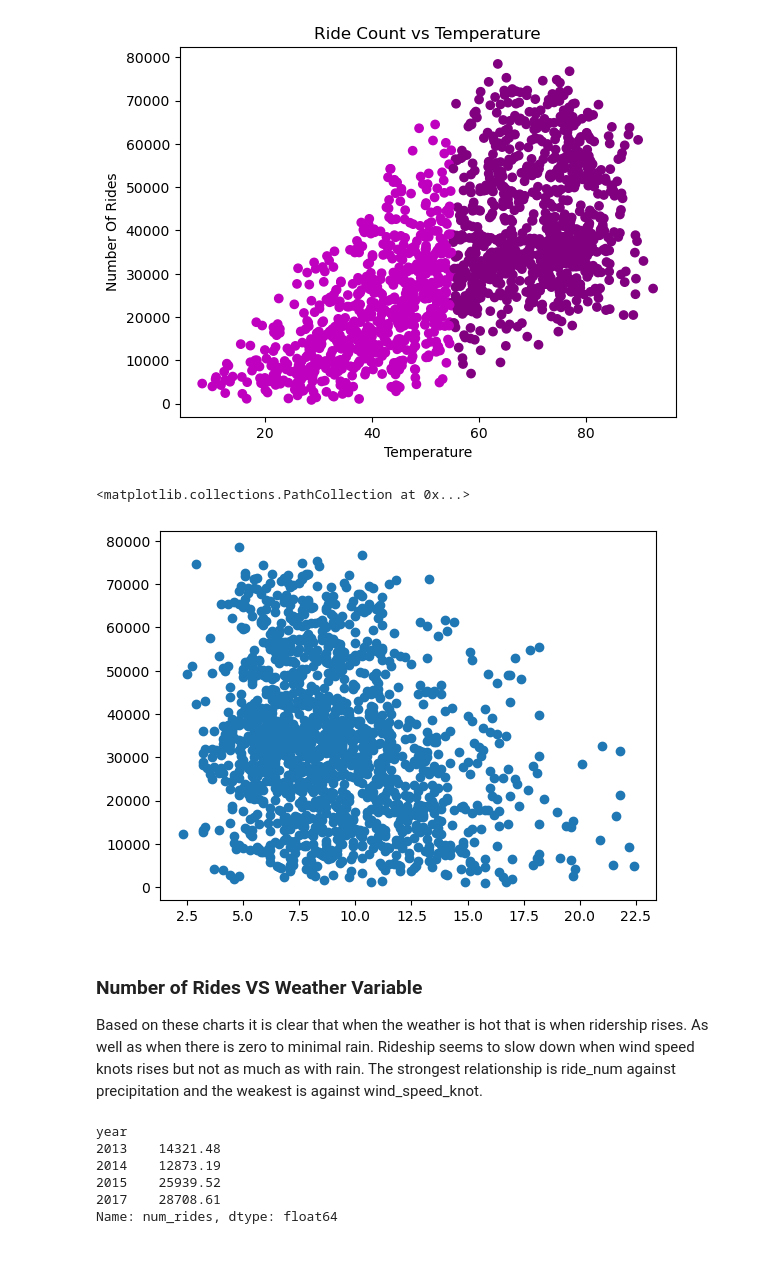
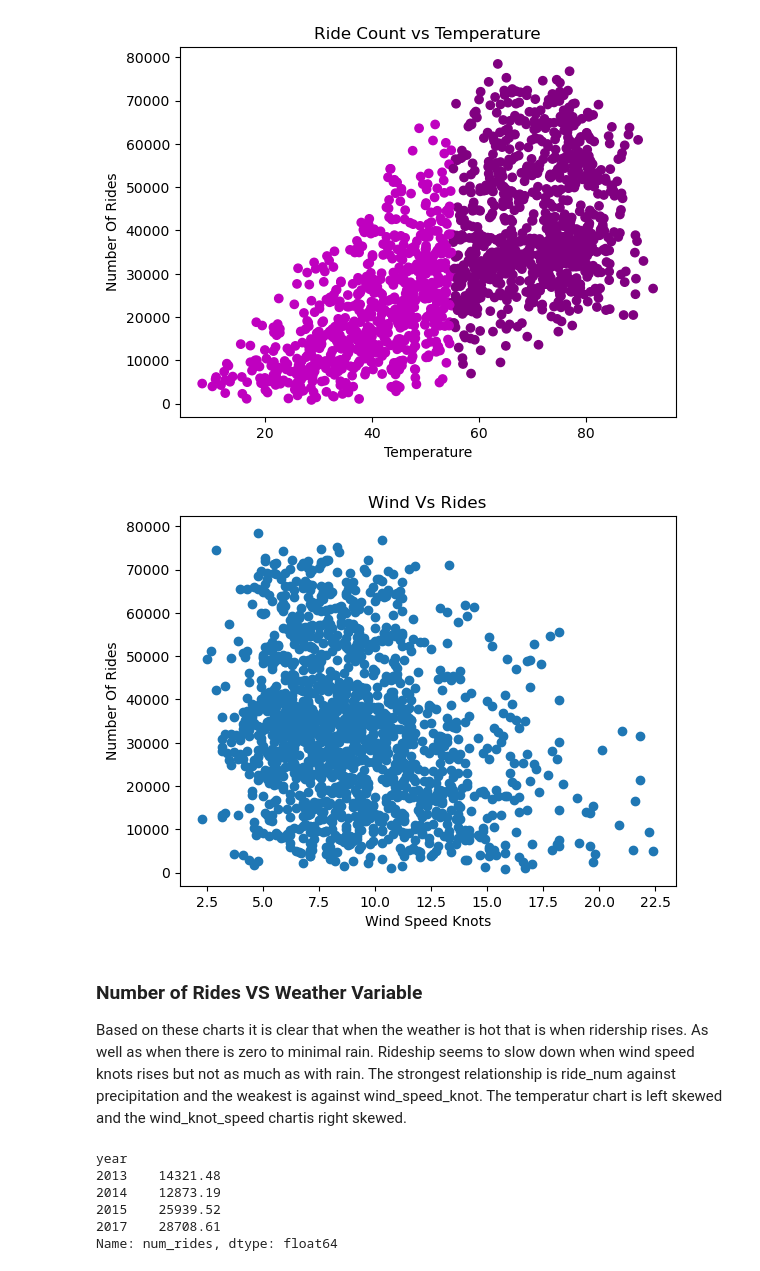
Before and after one commit to Sheryl122/citibike-ridership-model, a Jupyter notebook: code/eda.ipynb, the cells around one changed output. Drawn from its saved outputs; the diff is of its cells as text; code cells hidden in the pictures.

```diff
--- a/code/eda.ipynb
+++ b/code/eda.ipynb
@@ -70,14 +74,17 @@ plt.show()
 # %%
 x = df['wind_speed_knots']
 y = df['num_rides']
 plt.scatter(x,y)
+plt.xlabel('Wind Speed Knots')
+plt.ylabel('Number Of Rides')
+plt.title('Wind Vs Rides')
+plt.show()
 # %% [output]
-<matplotlib.collections.PathCollection at 0x...>
-[figure, old version]
+[figure, new version]
 # %% [markdown]
 ### Number of Rides VS Weather Variable
 Based on these charts it is clear that when the weather is hot that is when ridership rises. As well as when there is zero to minimal rain. Rideship seems to slow down when wind speed knots rises but not as much as with rain.
-The strongest relationship is ride_num against precipitation and the weakest is against wind_speed_knot.
+The strongest relationship is ride_num against precipitation and the weakest is against wind_speed_knot. The temperatur chart is left skewed and the wind_knot_speed chartis right skewed.
 # %%
 df['ride_date'] = pd.to_datetime(df['ride_date'])
 
```
Also changed, not shown: parts of 4 cells of this notebook.
